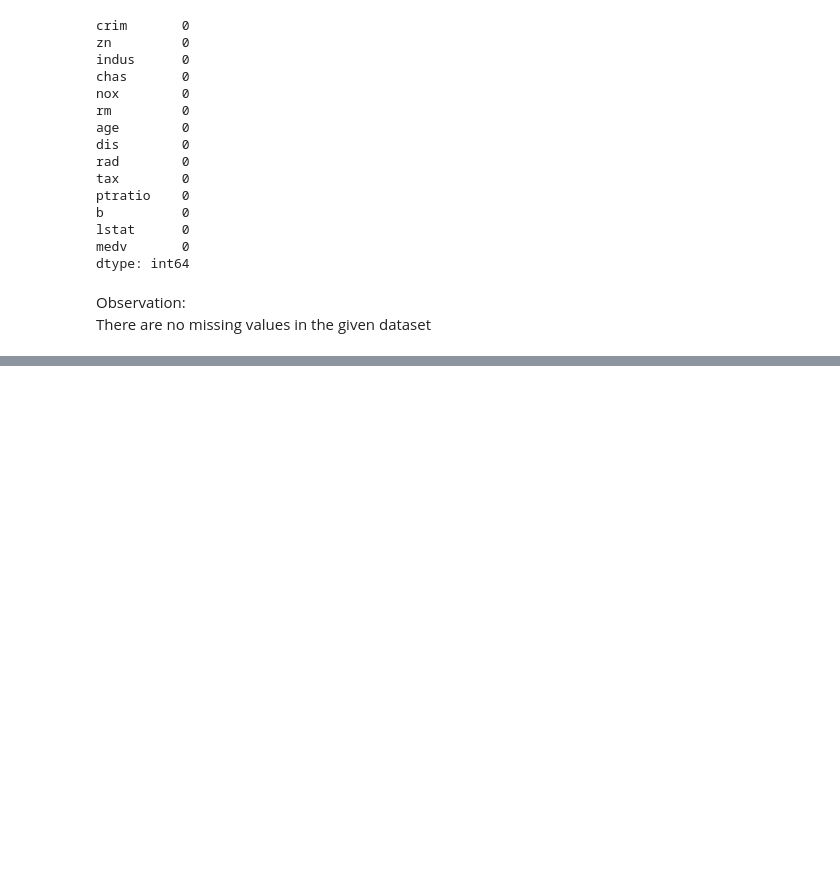
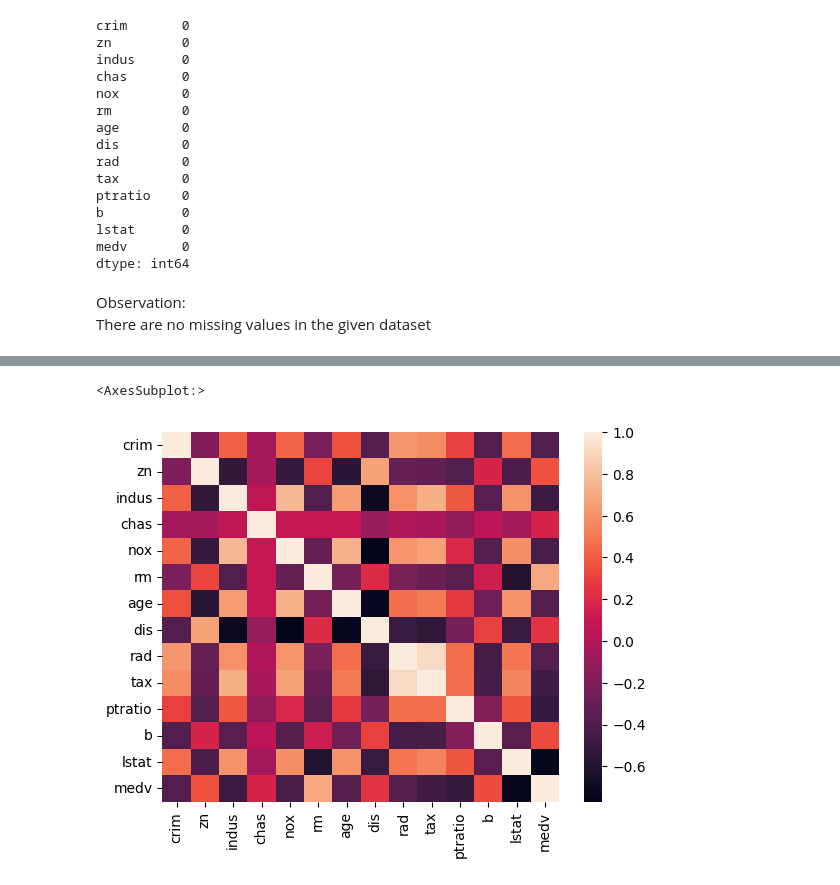
Before and after one commit to VaibhavSaran/Boston-House-Price-Prediction, a Jupyter notebook: EDA.ipynb, the cells around one changed output, grey strips where cells are left out. Drawn from its saved outputs; the diff is of its cells as text; code cells hidden in the pictures; blank space fills up the shorter version.

```diff
--- a/EDA.ipynb
+++ b/EDA.ipynb
@@ -144,0 +178,5 @@ There are no missing values in the given dataset
+# %%
+sns.heatmap(boston_ds.corr())
+# %% [output]
+<AxesSubplot:>
+[figure, added]
```
Also changed, not shown: parts of 46 cells of this notebook, 3 other files.
